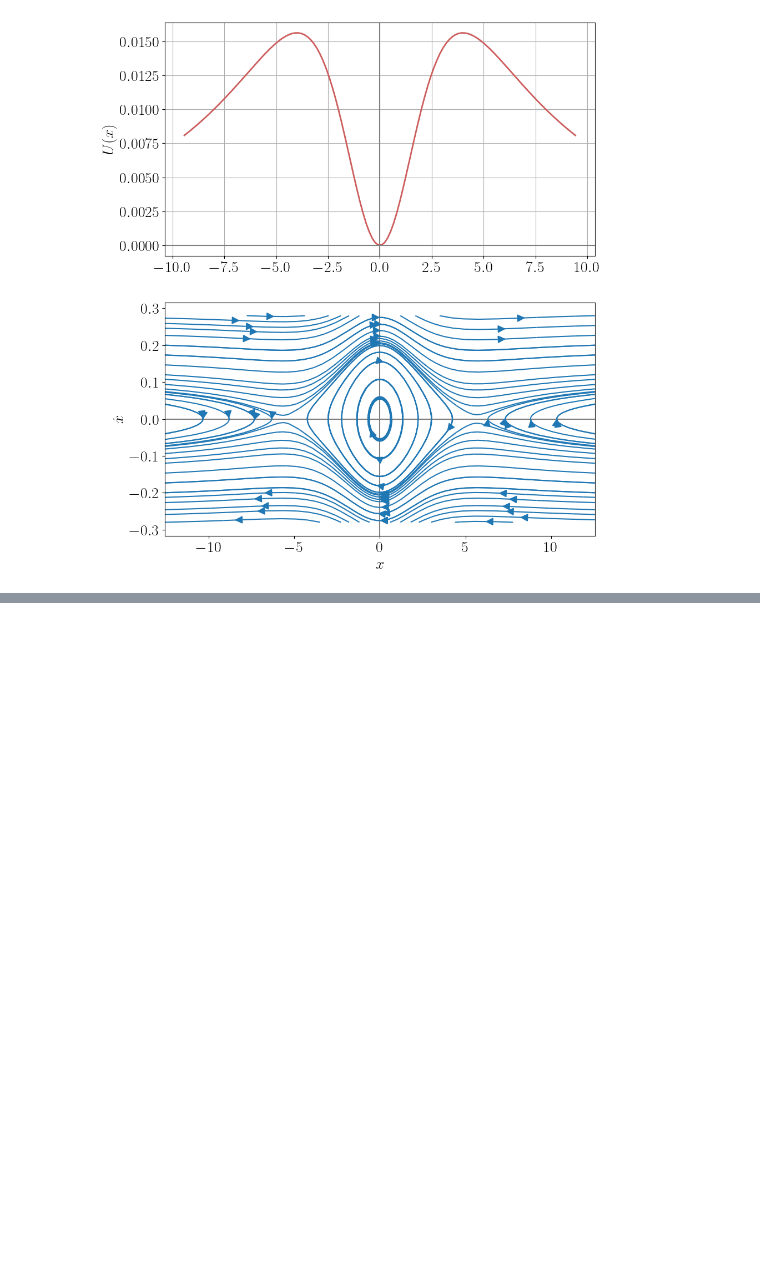
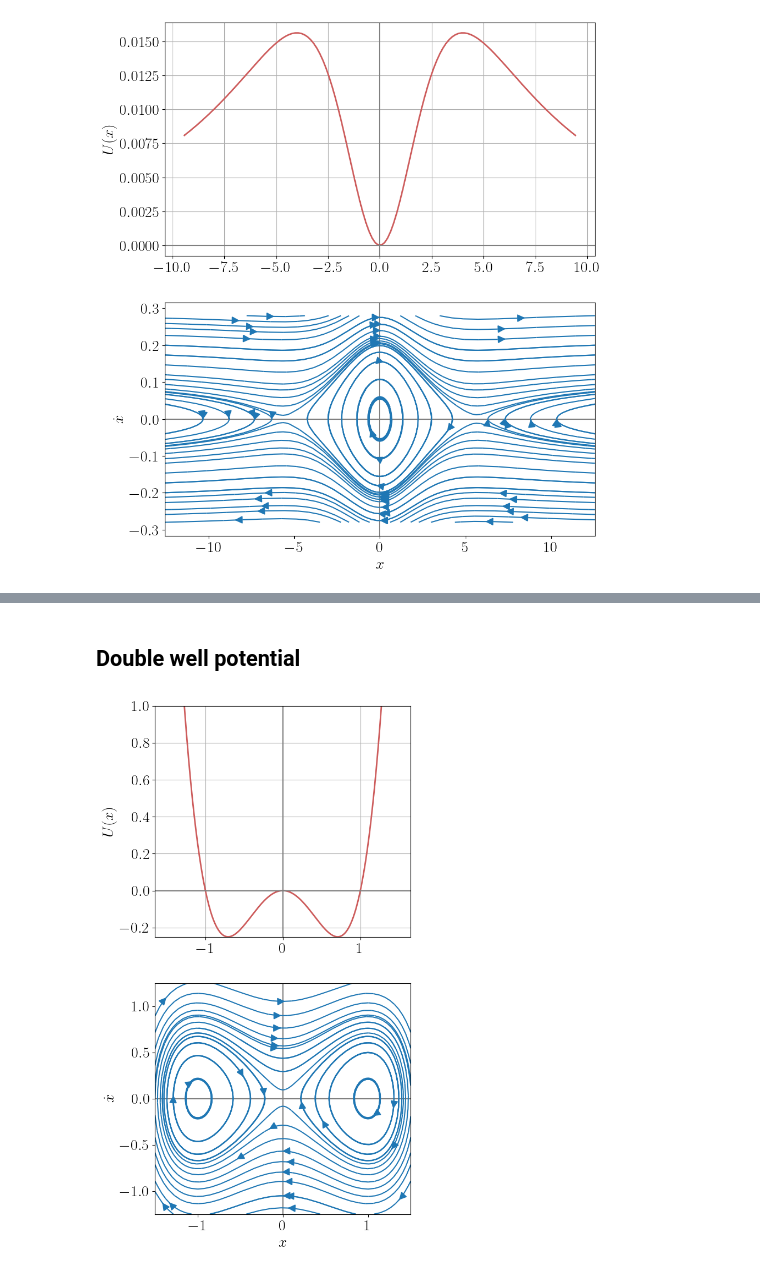
Before and after one commit to rajeshrinet/teaching, a Jupyter notebook: ex2-phasePortraits-streamplot.ipynb, the cells around one changed output, grey strips where cells are left out. Cells and saved outputs as stored; diff of their text form; code cells hidden in the pictures; blank space fills up the shorter version.

```diff
--- a/ex2-phasePortraits-streamplot.ipynb
+++ b/ex2-phasePortraits-streamplot.ipynb
@@ -240,0 +270,29 @@ plt.xlabel(r'$x$'); plt.ylabel(r'$\dot x$');
+# %% [markdown]
+## Double well potential
+# %%
+plt.figure(figsize=(6, 12), dpi=100)
+
+plt.subplot(211)
+xx=1.5;  x = np.linspace(-xx,xx,256);
+
+plt.plot(x,  -x**2 + x**4, lw=2, color='indianred')
+plt.axvline(x=0, c="gray", label="x=0")
+plt.axhline(y=0, c="gray", label="y=0")
+plt.grid(); plt.ylim (-0.25,1); #plt.xlim(0.5, 2.5)
+
+plt.ylabel(r'$U(x)$');
+
+
+plt.subplot(212)
+
+Lx, Ly = 1.5, 1.25
+Np =100
+xG, dot_xG = np.meshgrid(np.linspace(-Lx, Lx, Np), np.linspace(-Ly, Ly, Np))
+ddot_xG =   xG - xG**3
+
+plt.axvline(x=0, c="gray", label="x=0"); plt.axhline(y=0, c="gray", label="y=0")
+
+plt.streamplot(xG, dot_xG, dot_xG, ddot_xG,density=.5, broken_streamlines=False, arrowsize=2);
+plt.xlabel(r'$x$'); plt.ylabel(r'$\dot x$'); #plt.xlim(0.5, 2.5);
+# %% [output]
+[figure, added]
```
Also changed, not shown: parts of 3 cells of this notebook.
